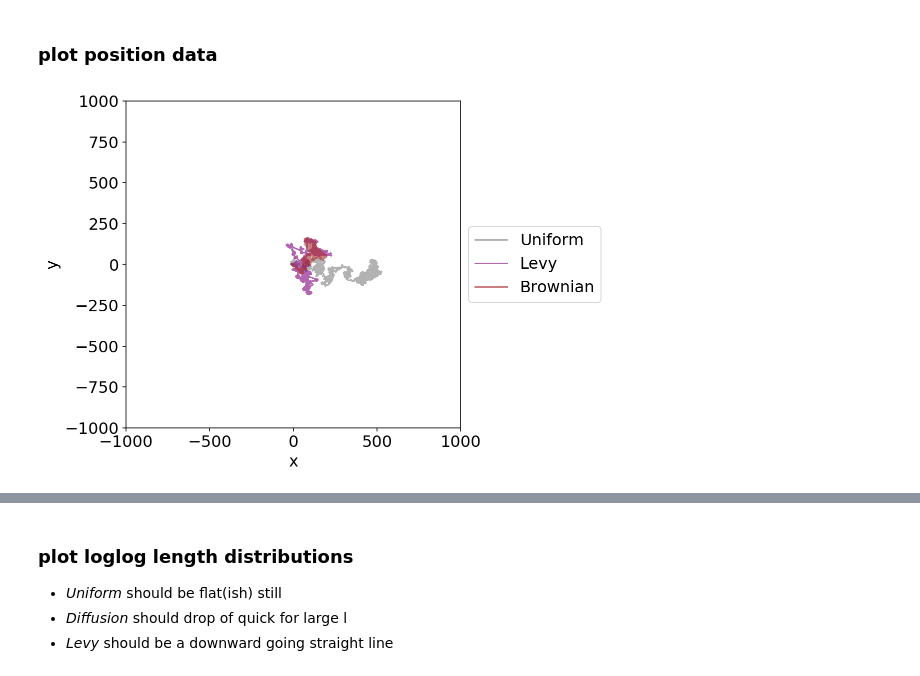
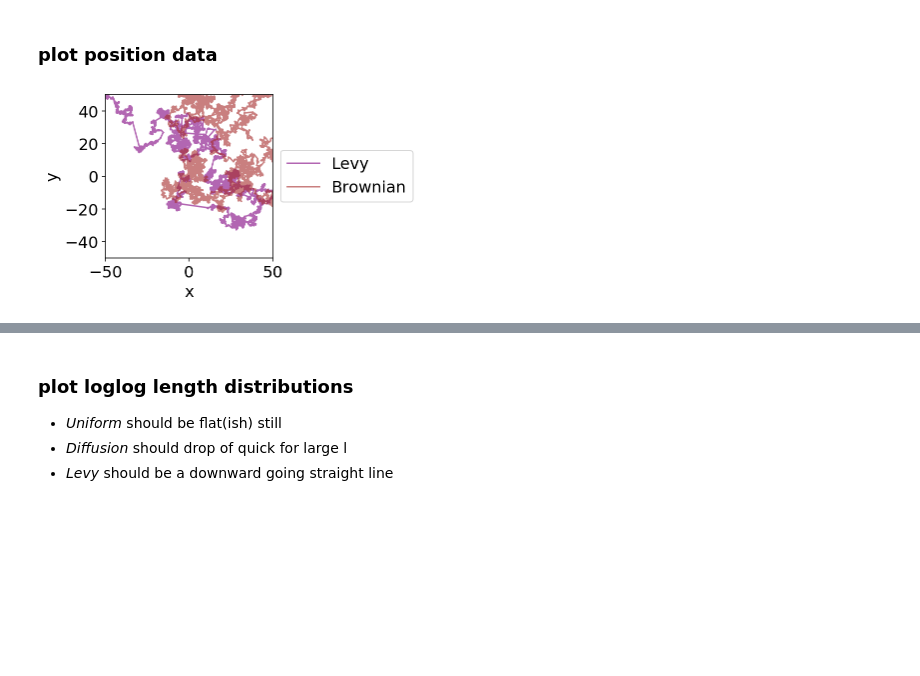
Before and after one commit to CoAxLab/explorationlib, a Jupyter notebook: docs/testing.ipynb, the cells around one changed output, grey strips where cells are left out. Saved outputs shown, nothing was run; the diff lists cells and outputs as text; code cells hidden in the pictures; blank space fills up the shorter version.

```diff
--- a/docs/testing.ipynb
+++ b/docs/testing.ipynb
@@ -89,20 +77,26 @@ uniform = agent.Uniform2d(min_l=min_l,
 # %%
 # How long to run? Longer is better, but slower.
-num_steps = 50000
+num_steps = 100000
+step_size = 0.1
+detection_radius = 0.5
+min_length = 0.1
 
 # Cleanup old versions
 for path in glob.glob("data/test1_*.pkl"):
     os.remove(path)
 
+# Create env and agents
+env = gym.Field()
+diffusion = agent.Diffusion2d(min_length=min_length, scale=0.5, detection_radius=detection_radius, step_size=step_size)
+levy = agent.Levy2d(min_length=min_length, exponent=2, detection_radius=detection_radius,step_size=step_size)
+
 # !
-experiment("data/test1_uniform.pkl", uniform, env, num_steps=num_steps, num_experiments=1)
 experiment("data/test1_levy.pkl", levy, env, num_steps=num_steps, num_experiments=1)
-experiment("data/test1_brown.pkl", brown, env, num_steps=num_steps, num_experiments=1)
+experiment("data/test1_diffusion.pkl", diffusion, env, num_steps=num_steps, num_experiments=1)
 
 # Load the results
 levy_exp = load("data/test1_levy.pkl")
-brown_exp = load("data/test1_brown.pkl")
-uni_exp = load("data/test1_uniform.pkl")
+brown_exp = load("data/test1_diffusion.pkl")
 # %% [output]
 [interactive output not drawn]
 # %% [markdown]
@@ -121,32 +115,25 @@ assert len(levy_exp["exp_reward"]) == len(levy_exp["agent_l"])
 # %% [markdown]
 ### plot position data
 # %%
-plot_boundary = (1000, 1000)
+plot_boundary = (50, 50)
 
-ax = plot_position2d(
-    uni_exp,
-    boundary=plot_boundary,
-    label="Uniform",
-    color="grey",
-    alpha=0.6,
-    figsize=(6, 6),
-)
+ax = None
 ax = plot_position2d(
     levy_exp,
     boundary=plot_boundary,
     label="Levy",
     color="purple",
     alpha=0.6,
     ax=ax,
 )
 ax = plot_position2d(
     brown_exp,
     boundary=plot_boundary,
     label="Brownian",
     color="brown",
     alpha=0.6,
     ax=ax,
 )
 # %% [output]
-[figure, old version]
+[figure, new version]
 [interactive output not drawn]
```
Also changed, not shown: parts of 15 cells of this notebook, 3 other files.
